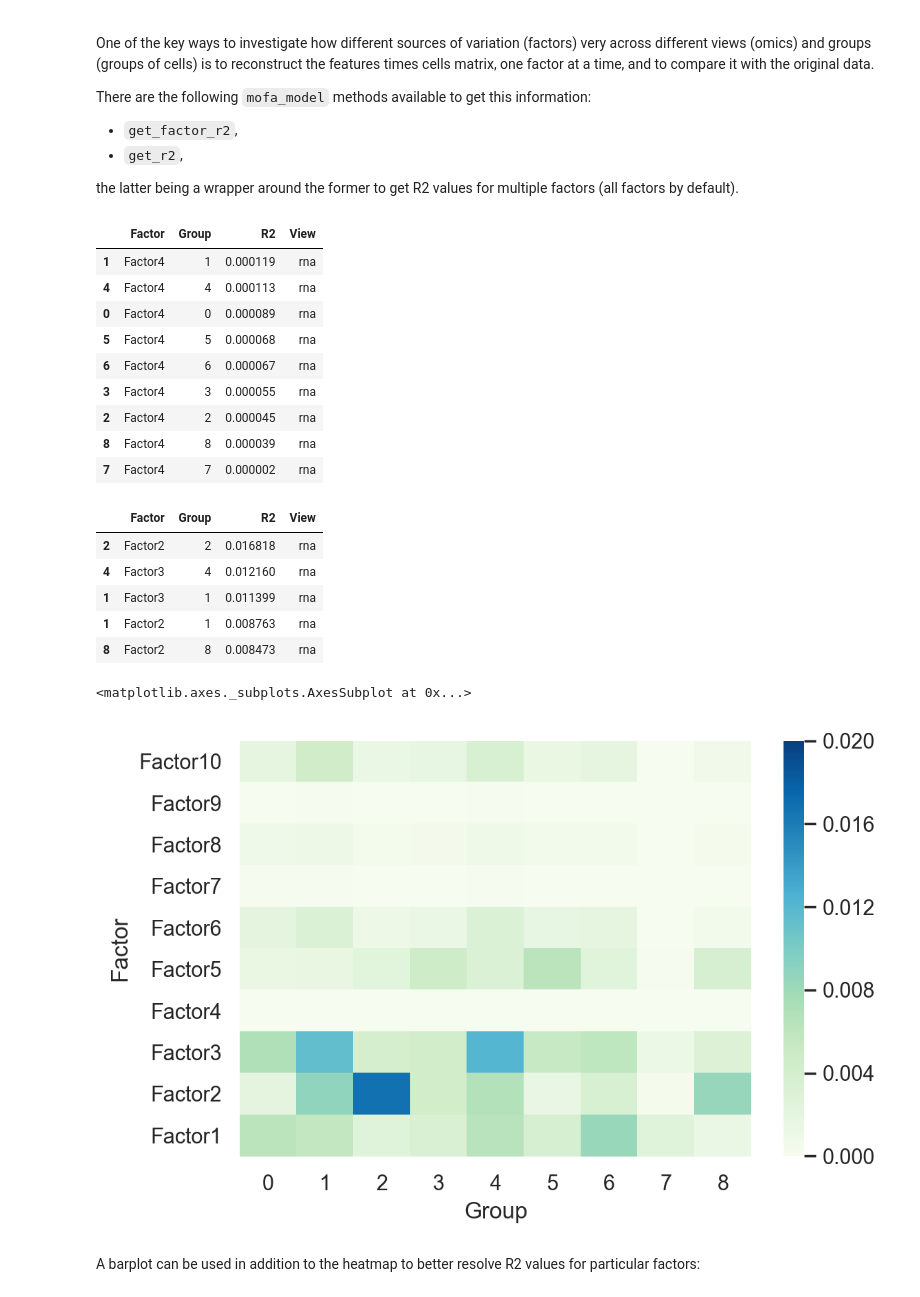
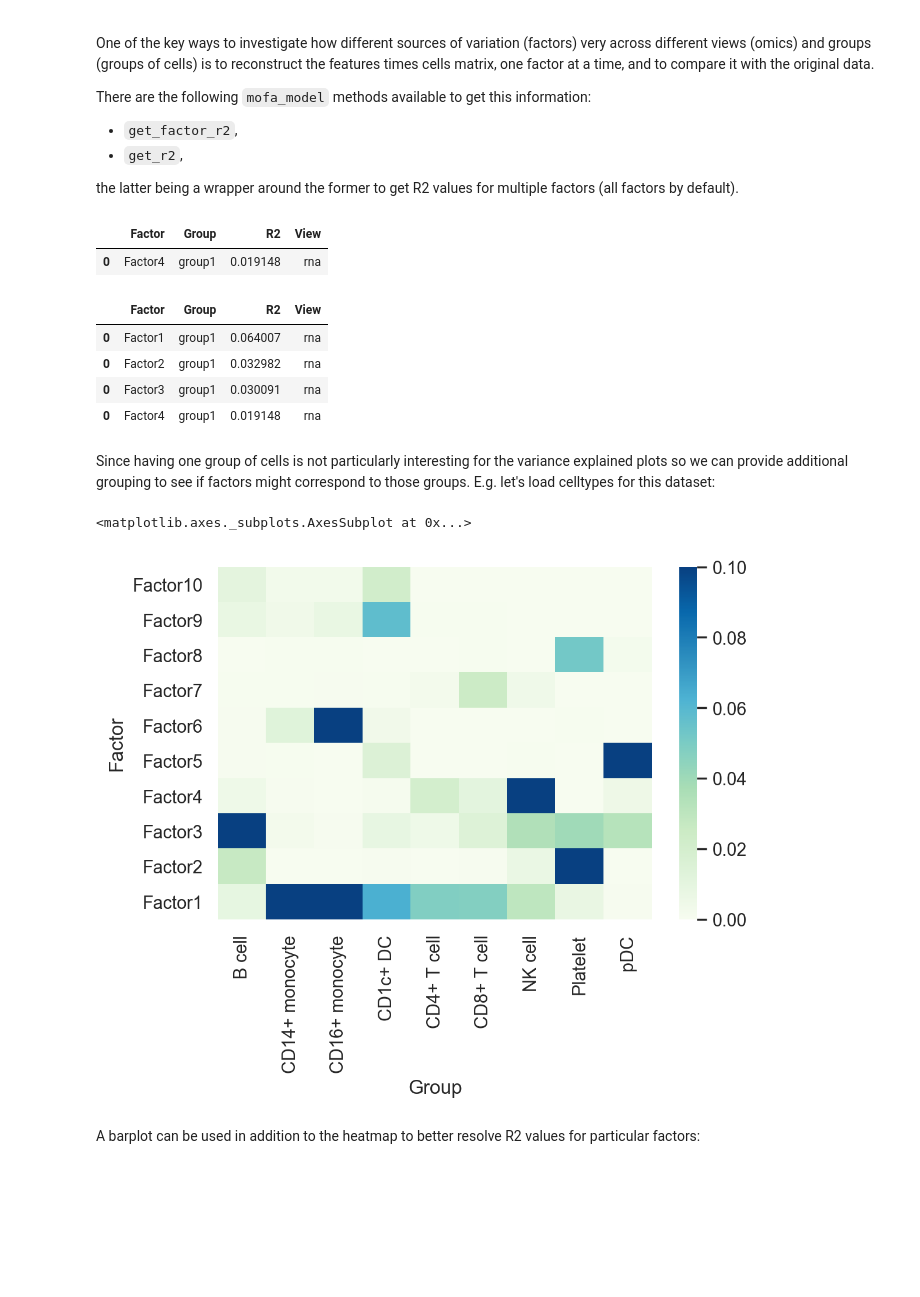
Before and after one commit to bioFAM/mofax, a Jupyter notebook: notebooks/getting_started_pbmc10k.ipynb, the cells around one changed output. Saved outputs shown, nothing was run; the diff lists cells and outputs as text; code cells hidden in the pictures; blank space fills up the shorter version.

Commit message:
Update name to mofax in notebooks

```diff
--- a/notebooks/getting_started_pbmc10k.ipynb
+++ b/notebooks/getting_started_pbmc10k.ipynb
@@ -50,6 +30,6 @@ Finished processing dependencies for mpp-gtca==0.0.1
 # %%
-import mpp
-m = mpp.mofa_model("data/models/pbmc10k_leiden.hdf5")
+import mofax as mfx
+m = mfx.mofa_model("data/models/pbmc10k.hdf5")
 # %% [markdown]
 This creates a connection to an HDF5 file. According to best practices, it should be closed when the access is not needed anymore by calling `m.close()`.
 # %% [markdown]
@@ -258,30 +237,26 @@ the latter being a wrapper around the former to get R2 values for multiple facto
 m.get_factor_r2(3).sort_values("R2", ascending=False)
 # %% [output]
 |  | Factor | Group | R2 | View |
-| 1 | Factor4 | 1 | 0.000119 | rna |
-| 4 | Factor4 | 4 | 0.000113 | rna |
-| 0 | Factor4 | 0 | 0.000089 | rna |
-| 5 | Factor4 | 5 | 0.000068 | rna |
-| 6 | Factor4 | 6 | 0.000067 | rna |
-| 3 | Factor4 | 3 | 0.000055 | rna |
-| 2 | Factor4 | 2 | 0.000045 | rna |
-| 8 | Factor4 | 8 | 0.000039 | rna |
-| 7 | Factor4 | 7 | 0.000002 | rna |
+| 0 | Factor4 | group1 | 0.019148 | rna |
 # %%
 m.get_r2(factors=list(range(4))).sort_values("R2", ascending=False).head()
 # %% [output]
 |  | Factor | Group | R2 | View |
-| 2 | Factor2 | 2 | 0.016818 | rna |
-| 4 | Factor3 | 4 | 0.012160 | rna |
-| 1 | Factor3 | 1 | 0.011399 | rna |
-| 1 | Factor2 | 1 | 0.008763 | rna |
-| 8 | Factor2 | 8 | 0.008473 | rna |
+| 0 | Factor1 | group1 | 0.064007 | rna |
+| 0 | Factor2 | group1 | 0.032982 | rna |
+| 0 | Factor3 | group1 | 0.030091 | rna |
+| 0 | Factor4 | group1 | 0.019148 | rna |
+# %% [markdown]
+Since having one group of cells is not particularly interesting for the variance explained plots so we can provide additional grouping to see if factors might correspond to those groups. E.g. let's load celltypes for this dataset:
+# %%
+celltypes = pd.read_csv("data/pbmc10k_celltypes.csv").set_index("cell")
 # %%
-mpp.plot_r2(m, factors=list(range(10)),
-            cmap="GnBu", vmax=.02, vmin=.0)
+mfx.plot_r2(m, factors=list(range(10)),
+            cmap="GnBu", vmax=.1, vmin=.0,
+            groups_df=celltypes)
 # %% [output]
 <matplotlib.axes._subplots.AxesSubplot at 0x...>
-[figure, old version]
+[figure, new version]
 # %% [markdown]
 A barplot can be used in addition to the heatmap to better resolve R2 values for particular factors:
 # %%
```
Also changed, not shown: parts of 23 cells of this notebook.
